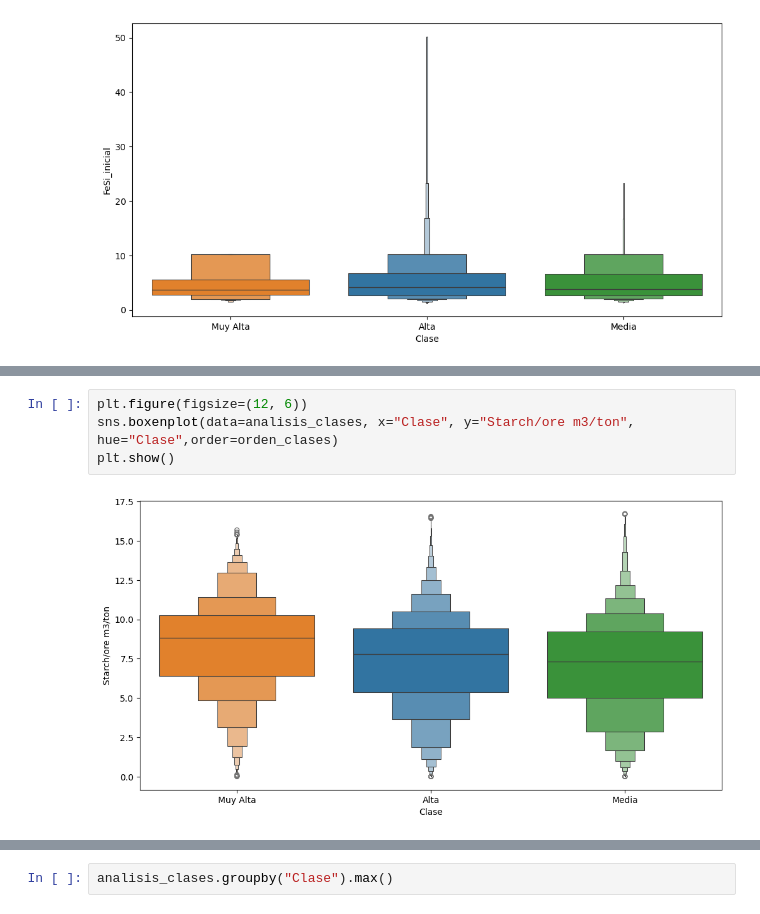
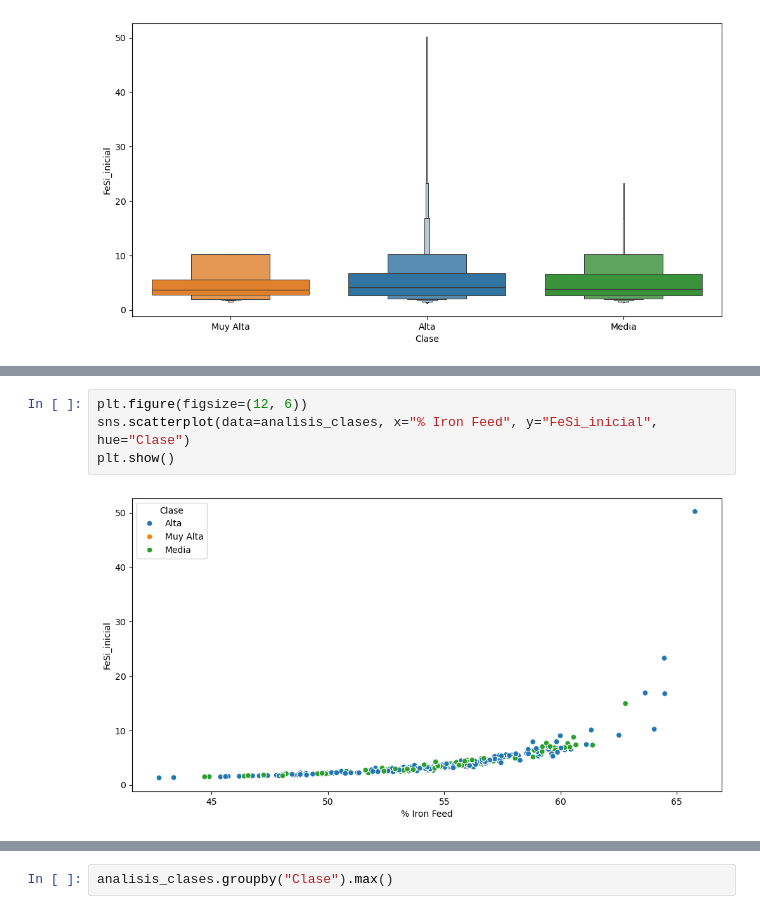
Before and after one commit to JohnLopez15/Mineria_2, a Jupyter notebook: Analisis_exploratorio.ipynb, the cells around one changed output, grey strips where cells are left out. Saved outputs shown, nothing was run; the diff lists cells and outputs as text.

Commit message:
Versión final, con las graficas para presentación, la siguiente versión incluira el analisis para ML

```diff
--- a/Analisis_exploratorio.ipynb
+++ b/Analisis_exploratorio.ipynb
@@ -389,6 +433,6 @@ plt.show()
 # %%
 plt.figure(figsize=(12, 6))
-sns.boxenplot(data=analisis_clases, x="Clase", y="Starch/ore m3/ton", hue="Clase",order=orden_clases)
+sns.scatterplot(data=analisis_clases, x="% Iron Feed", y="FeSi_inicial", hue="Clase")
 plt.show()
 # %% [output]
-[figure, old version]
+[figure, new version]
```
Also changed, not shown: parts of 19 cells of this notebook.
